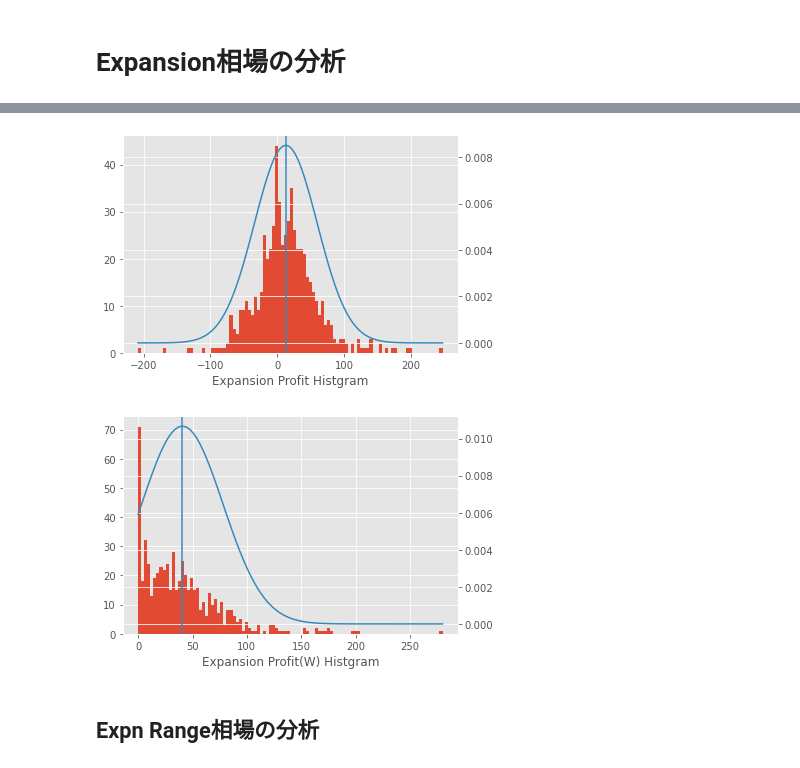
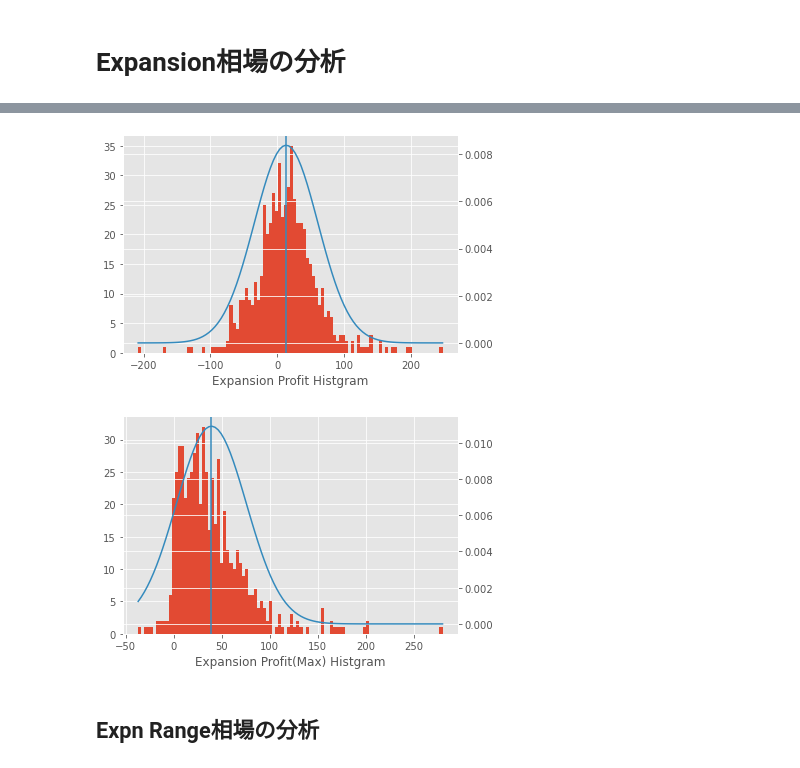
Before and after one commit to Jhosua-a/FXAnalysisData, a Jupyter notebook: MixBollinger.ipynb, the cells around one changed output, grey strips where cells are left out. Saved outputs shown, nothing was run; the diff lists cells and outputs as text; code cells hidden in the pictures.

```diff
--- a/MixBollinger.ipynb
+++ b/MixBollinger.ipynb
@@ -39,7 +39,7 @@ dtype: object
 # %% [markdown]
 ## 相場タイプの取得
 # %%
-EURUSD_type = pd.read_excel('D:/07相場情報/相場情報_EURUSD.xlsx', sheet_name="分析", header=1, usecols="B:D,N:Q")
+EURUSD_type = pd.read_excel('D:/07相場情報/相場情報_EURUSD.xlsx', sheet_name="分析", header=1, usecols="c:D,N:Q")
 # %%
 EURUSD_type.head()
 # %% [output]
@@ -326,6 +328,9 @@ plt.show()
 # Expansion相場の分析
 # %%
 DFAnalysdata_expansion = DFAnalysdata.loc[DFAnalysdata['ExpnLineage'] == "expansion"]
+# %%
+#トレードがなかったデータを削除
+DFAnalysdata_expansion = DFAnalysdata_expansion.loc[DFAnalysdata_expansion['NumTrade(Max)'] < 99999]
 # %%
 DFAnalysdata_expansion.head()
 # %% [output]
@@ -369,30 +374,30 @@ plt.axvline(x=mu, ymin=0, ymax=1, color= 'C1')
 
 plt.show()
 # %% [output]
-[figure, old version]
+[figure, new version]
 # %%
 fig = plt.figure()
 plt.style.use('ggplot')
 
 ax = fig.add_subplot(111)
 ax2 = ax.twinx()
 
-ax.hist(DFAnalysdata_expansion['Profit(W)'], bins=100, rwidth=1, )
-ax.set_xlabel('Expansion Profit(W) Histgram')
+ax.hist(DFAnalysdata_expansion['Profit(Max)'], bins=100, rwidth=1, )
+ax.set_xlabel('Expansion Profit(Max) Histgram')
 
-mu, sigma = DFAnalysdata_expansion['Profit(W)'].mean(), DFAnalysdata_expansion['Profit(W)'].std()
+mu, sigma = DFAnalysdata_expansion['Profit(Max)'].mean(), DFAnalysdata_expansion['Profit(Max)'].std()
 
-x = np.linspace(DFAnalysdata_expansion['Profit(W)'].min(),DFAnalysdata_expansion['Profit(W)'].max(),100)
+x = np.linspace(DFAnalysdata_expansion['Profit(Max)'].min(),DFAnalysdata_expansion['Profit(Max)'].max(),100)
 y = 1 / (sigma * np.sqrt(2 * np.pi)) * np.exp(- (x - mu)**2 / (2 * sigma**2))
 
 ax2.plot(x,y, 'C1')
 
 muline = list(range(40))
 plt.axvline(x=mu, ymin=0, ymax=1, color= 'C1')
 
 plt.show()
 # %% [output]
-[figure, old version]
+[figure, new version]
 # %% [markdown]
 ## Expn Range相場の分析
 # %%
```
Also changed, not shown: parts of 16 cells of this notebook, 1 other file.
